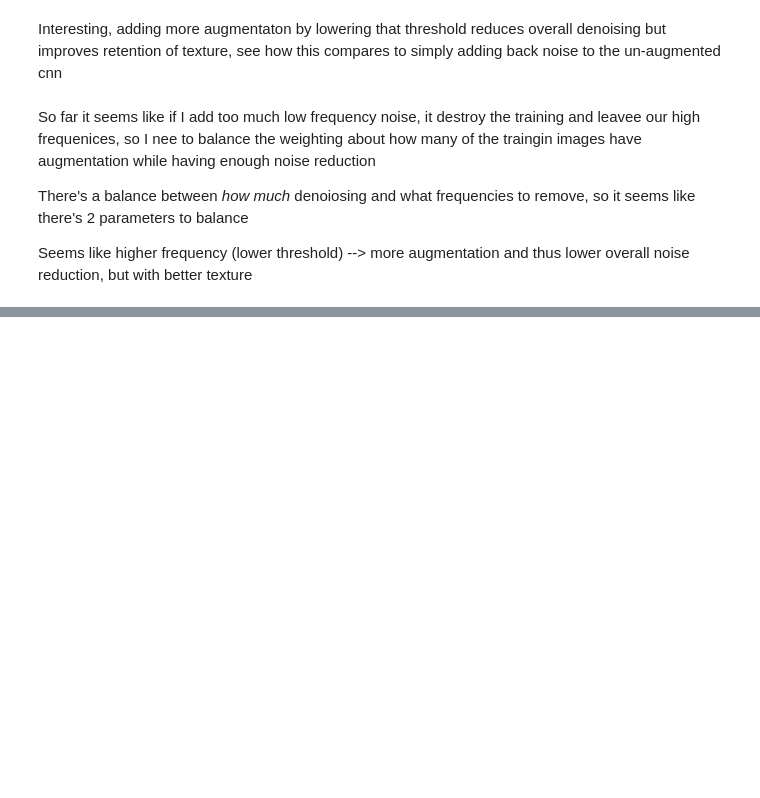
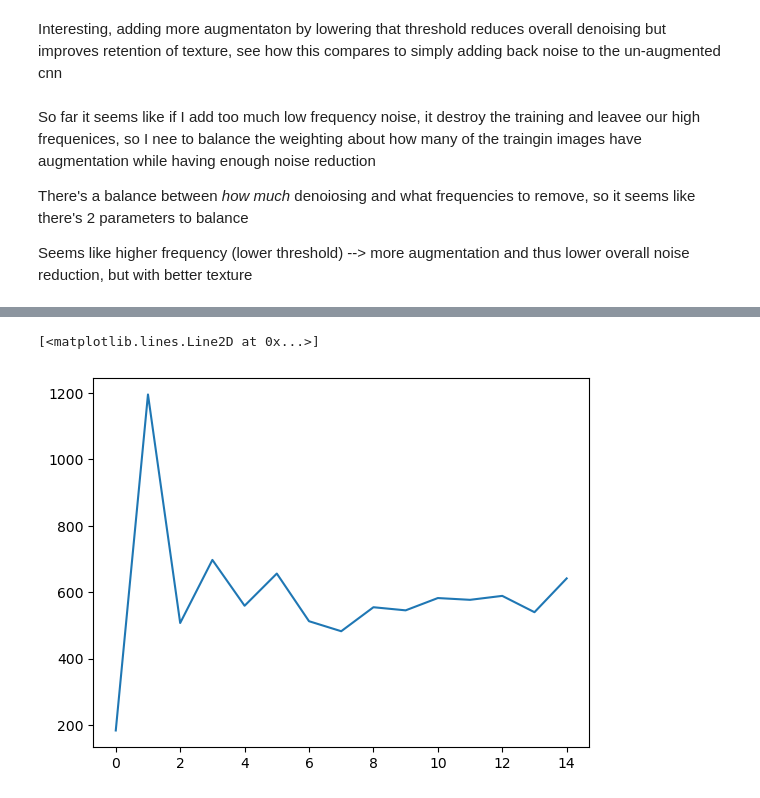
Before and after one commit to brandonjnelsonFDA/pediatric-CT-noise-texture-augmentation, a Jupyter notebook: notebooks/train_denoiser_with_augmentation.ipynb, the cells around one changed output, grey strips where cells are left out. Saved outputs shown, nothing was run; the diff lists cells and outputs as text; code cells hidden in the pictures; blank space fills up the shorter version.

```diff
--- a/notebooks/train_denoiser_with_augmentation.ipynb
+++ b/notebooks/train_denoiser_with_augmentation.ipynb
@@ -481,0 +566,5 @@ Error:
+# %%
+plt.plot(np.array(aug_pretrained_progress_val)[:,0])
+# %% [output]
+[<matplotlib.lines.Line2D at 0x...>]
+[figure, added]
```
Also changed, not shown: parts of 29 cells of this notebook, 8 other files.
